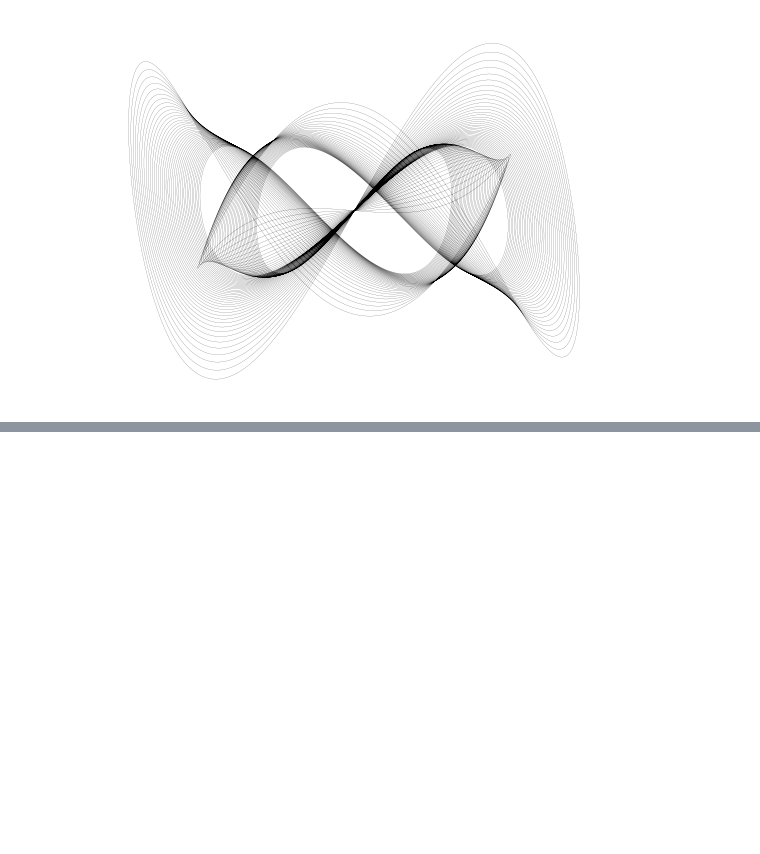
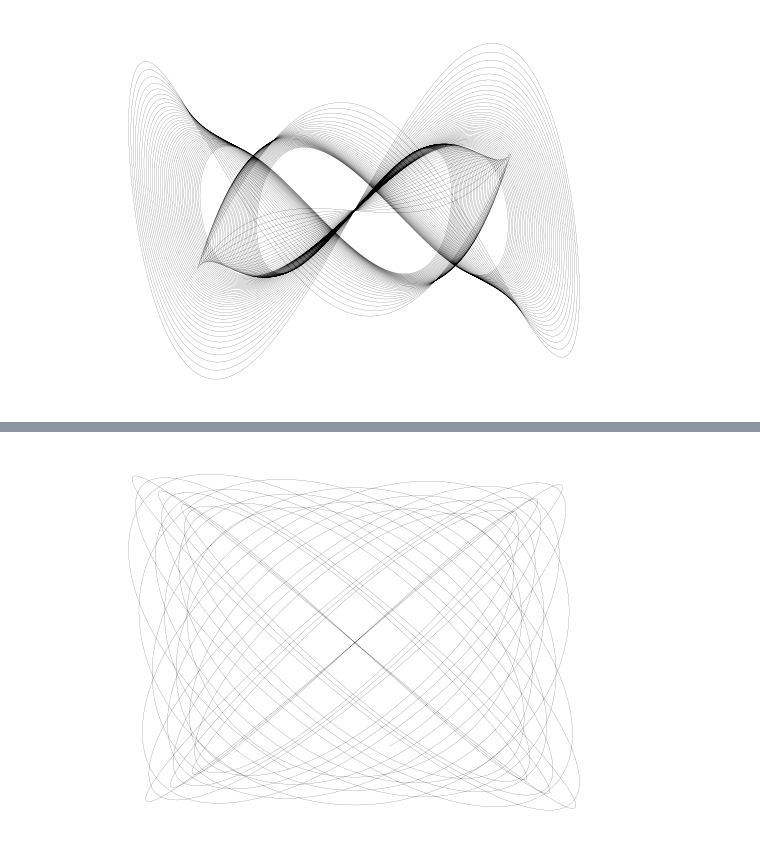
Before and after one commit to viktor-kertanov/master-math, a Jupyter notebook: ch1_harmonograph/Harmonograph.ipynb, the cells around one changed output, grey strips where cells are left out. Saved outputs shown, nothing was run; the diff lists cells and outputs as text; code cells hidden in the pictures; blank space fills up the shorter version.

```diff
--- a/ch1_harmonograph/Harmonograph.ipynb
+++ b/ch1_harmonograph/Harmonograph.ipynb
@@ -229,0 +244,28 @@ plt.savefig('myfig.svg')
+# %%
+def hormonograph(A: list, d: list, f: list):
+    n = 100000
+    t = np.logspace(np.log10(10), np.log10(100), n)
+    # x = A[0]*np.sin(t*f[0])*np.exp(-d[0]*t) + A[1]*np.sin(t*f[1])*np.exp(-d[1]*t)
+    # y = A[2]*np.sin(t*f[2])*np.exp(-d[2]*t) + A[3]*np.sin(t*f[3])*np.exp(-d[3]*t)
+    x = A[0]*np.sin(t*f[0])*np.exp(-d[0]*t)
+    y = A[1]*np.sin(t*f[1])*np.exp(-d[1]*t)
+
+    plt.plot(x, y, 'k', linewidth=.1)
+    plt.axis('off')
+
+    today_dir = f'img/010123/{datetime.now().strftime("%y%m%d")}'
+    os.makedirs(today_dir, exist_ok=True)
+
+    plt.savefig(
+        join(
+            today_dir,
+            f"a__{'_'.join([str(el) for el in A])}-d_{'_'.join([str(el) for el in d])}-f_{'_'.join([str(el) for el in f])}.svg"
+        )
+    )
+# %%
+A = [1.5, 0.5]
+d = [.004, .003]
+f = [1.6,1.8]
+hormonograph(A,d,f)
+# %% [output]
+[figure, added]
```
Also changed, not shown: parts of 3 cells of this notebook, 18 other files.
